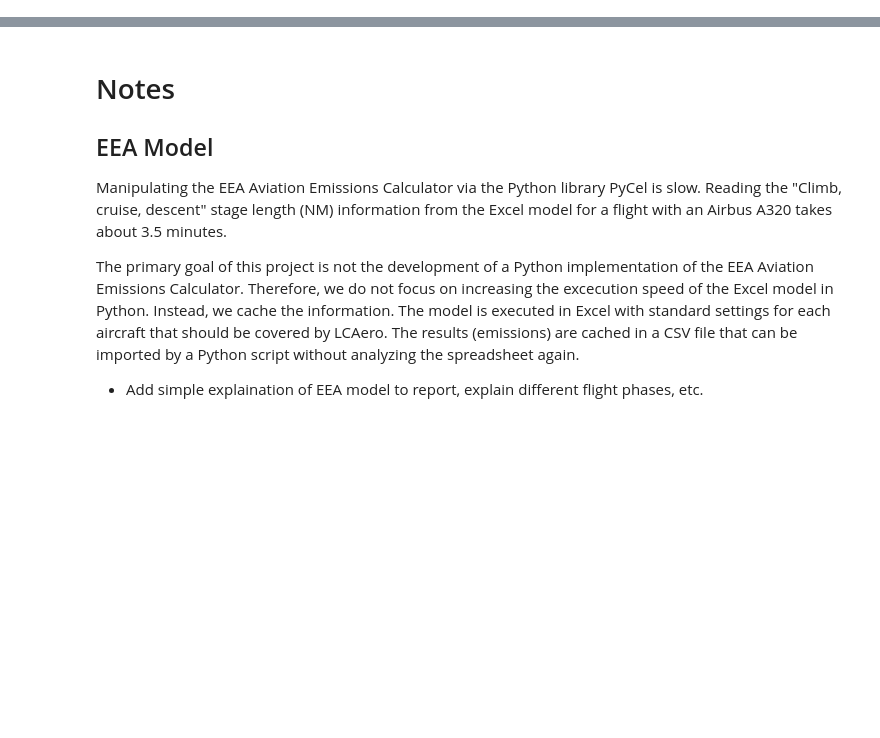
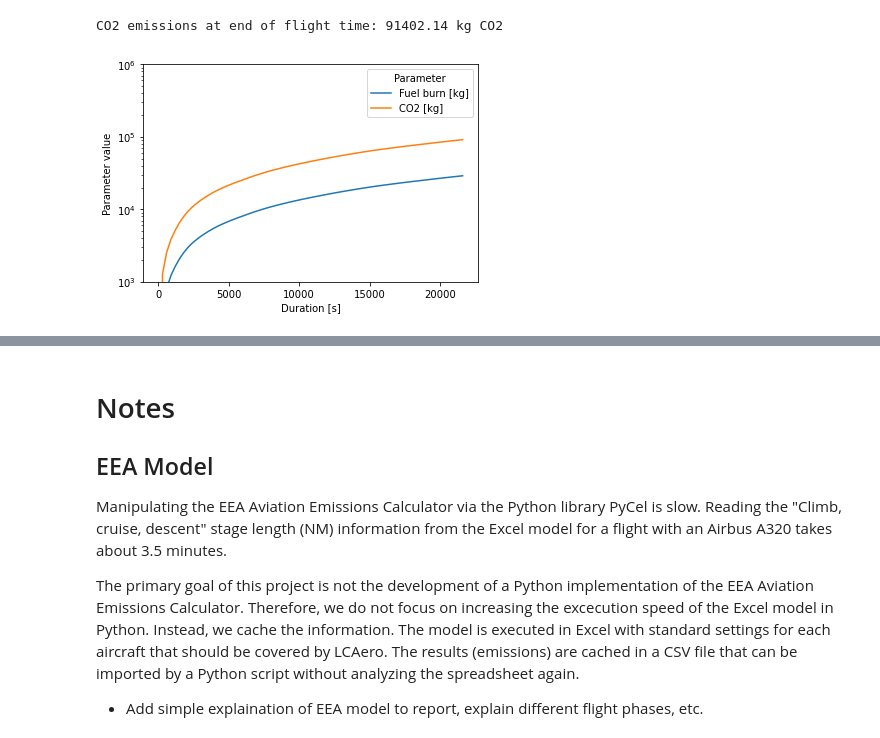
Before and after one commit to nikroeng/dash-manufacture-spc-dashboard, a Jupyter notebook: backend/BackendPrototype.ipynb, the cells around one changed output, grey strips where cells are left out. Saved outputs shown, nothing was run; the diff lists cells and outputs as text; code cells hidden in the pictures; blank space fills up the shorter version.

```diff
--- a/backend/BackendPrototype.ipynb
+++ b/backend/BackendPrototype.ipynb
@@ -184,0 +268,5 @@ emissions_at_times_output_df
+# %%
+Plot_Aircraft_Emissions("A350")
+# %% [output]
+CO2 emissions at end of flight time: 91402.14 kg CO2
+[figure, added]
```
Also changed, not shown: parts of 24 cells of this notebook, 13 other files.
